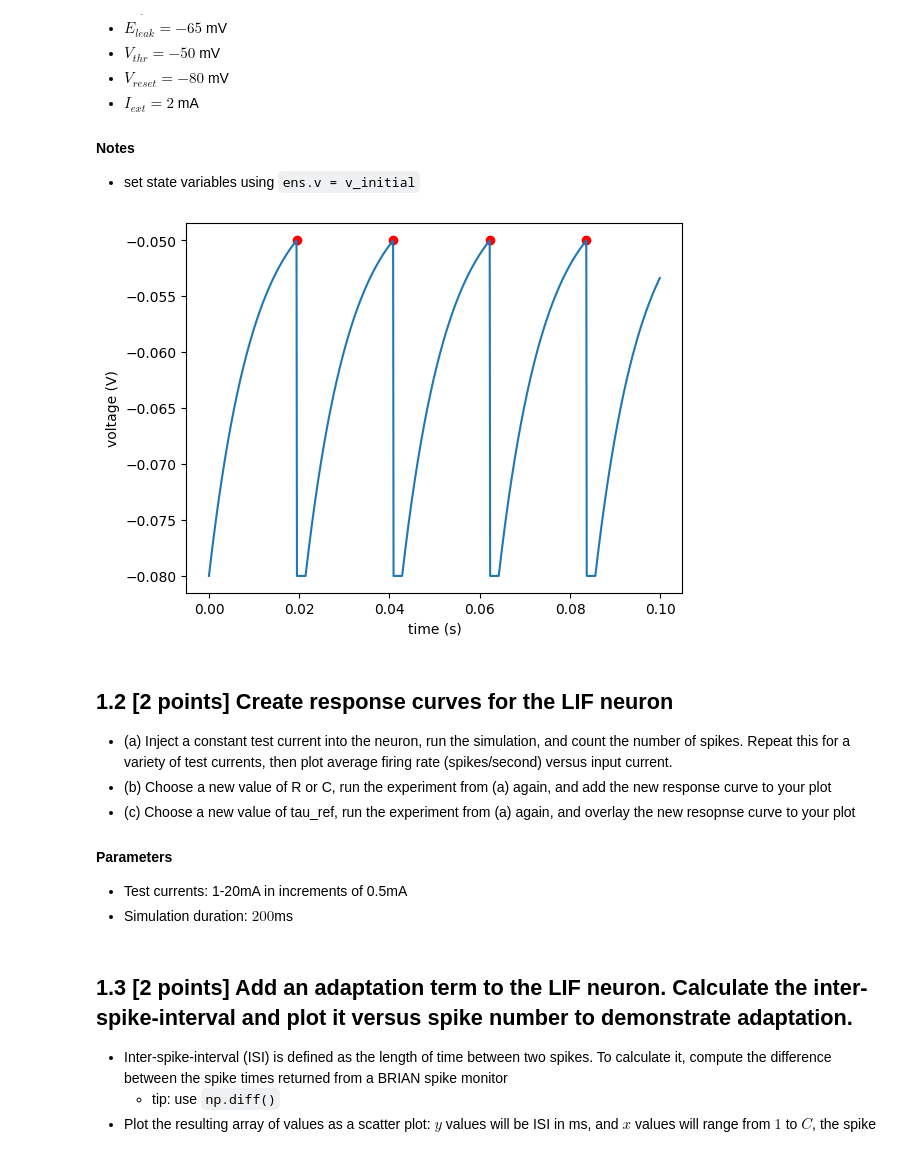
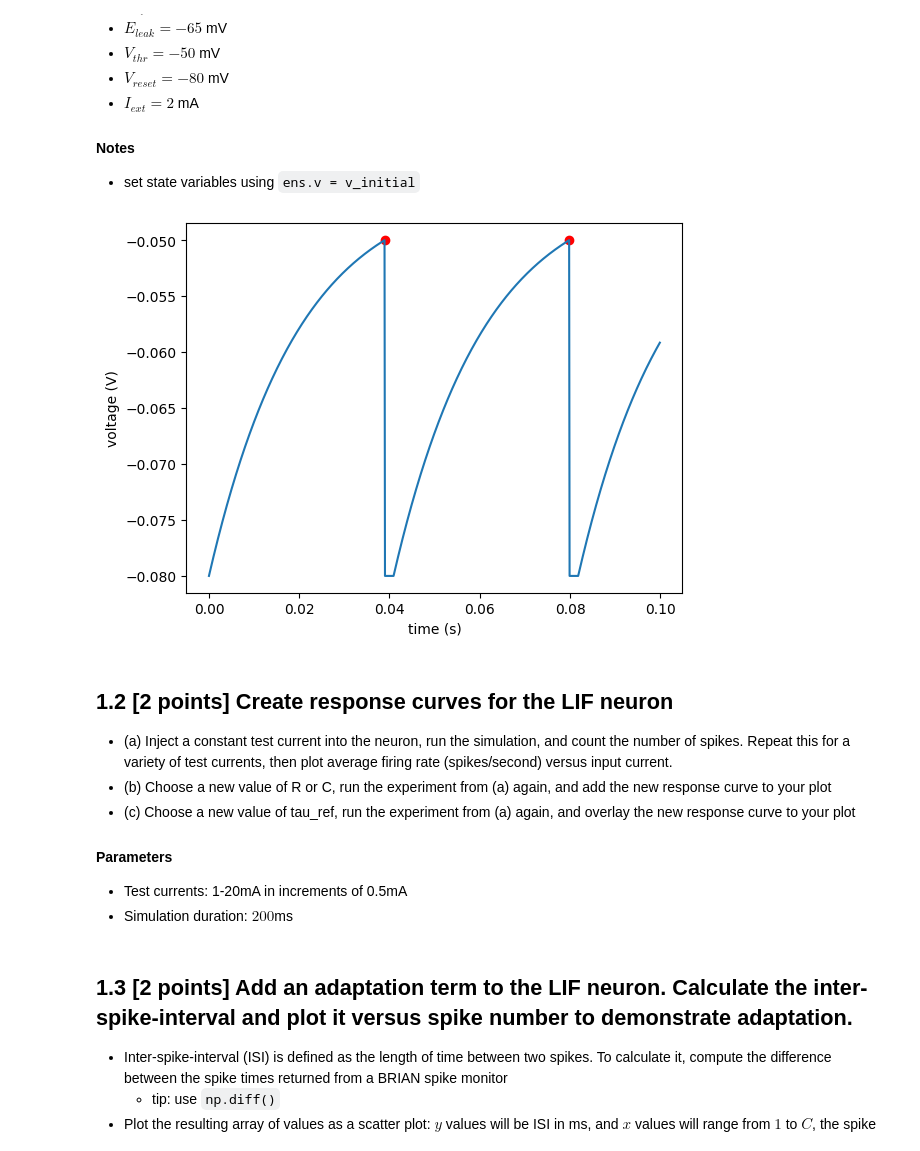
Before and after one commit to draymond63/syde-552, a Jupyter notebook: assignment1.ipynb, the cells around one changed output. Drawn from its saved outputs; the diff is of its cells as text; code cells hidden in the pictures.

```diff
--- a/assignment1.ipynb
+++ b/assignment1.ipynb
@@ -180,7 +188,7 @@ if $V>V_{thr}$:
 start_scope()
 # constant = ...
 R = 10*ohm
-C = 1*mfarad
+C = 2*mfarad
 T_ref = 2*ms
 E_leak = -65*mV
 V_thr = -50*mV
@@ -189,41 +197,39 @@ I_ext = 2*mA
 # eqn = ''' dv/dt = ... : volt'''
 eqn = '''dv/dt = -1/(R*C)*(v-E_leak) + 1/C*I_ext : volt (unless refractory)'''
 # threshold = ''' ... '''
 thr = '''v > V_thr'''  # convert a to volts to allow addition
-
-
 
 
 # reset = ''' ... '''
 rst = '''
 v = V_reset
 '''
 # refractory = ''' ... '''
 ref = '''T_ref'''
 # ens = NeuronGroup(...)
 ens = NeuronGroup(1, eqn, threshold=thr, reset=rst, refractory=ref, method='exact')
 ens.v = V_reset
 # probe = ...
 p_v = StateMonitor(ens, 'v', record=True)
 p_s = SpikeMonitor(ens, variables=['v'])
 # run(100*ms)
 
 run(100*ms)
 
 # figure = ...
 fig, ax = plt.subplots()
 ax.plot(p_v.t, p_v.v[0])
 
 ax.scatter(p_s.t, p_s.v, color='r')
 ax.set(xlabel='time (s)', ylabel='voltage (V)')
 plt.show()
 # %% [output]
-[figure, old version]
+[figure, new version]
 # %% [markdown]
 ## 1.2 [2 points] Create response curves for the LIF neuron
  - (a) Inject a constant test current into the neuron, run the simulation, and count the number of spikes. Repeat this for a variety of test currents, then plot average firing rate (spikes/second) versus input current.
  - (b) Choose a new value of R or C, run the experiment from (a) again, and add the new response curve to your plot
- - (c) Choose a new value of tau_ref, run the experiment from (a) again, and overlay the new resopnse curve to your plot
+ - (c) Choose a new value of tau_ref, run the experiment from (a) again, and overlay the new response curve to your plot
 
 #### Parameters
 - Test currents: 1-20mA in increments of 0.5mA
```
Also changed, not shown: parts of 8 cells of this notebook.
